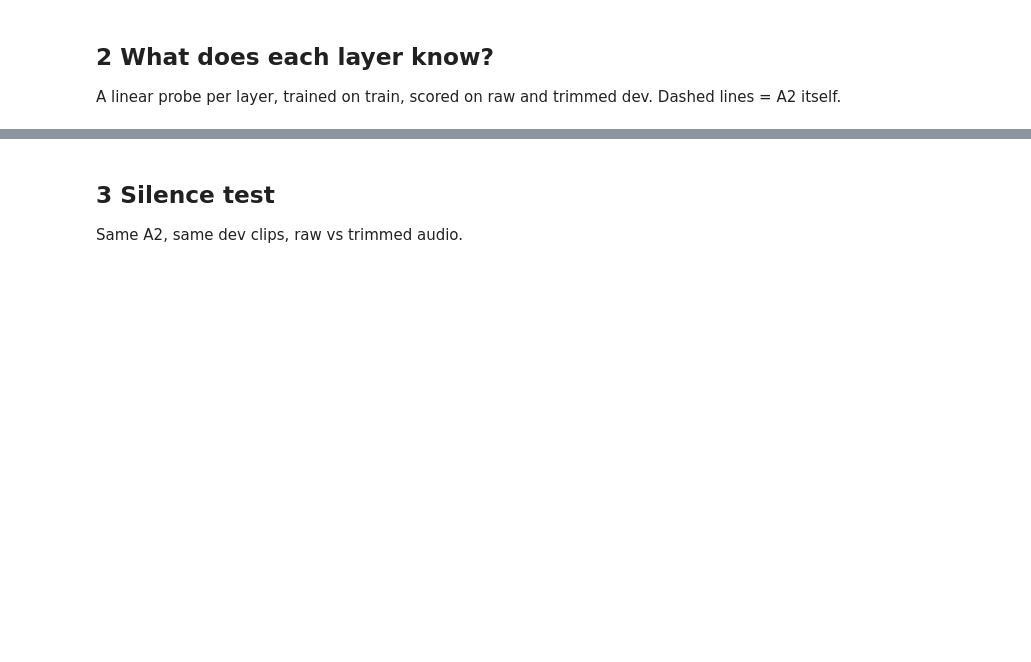
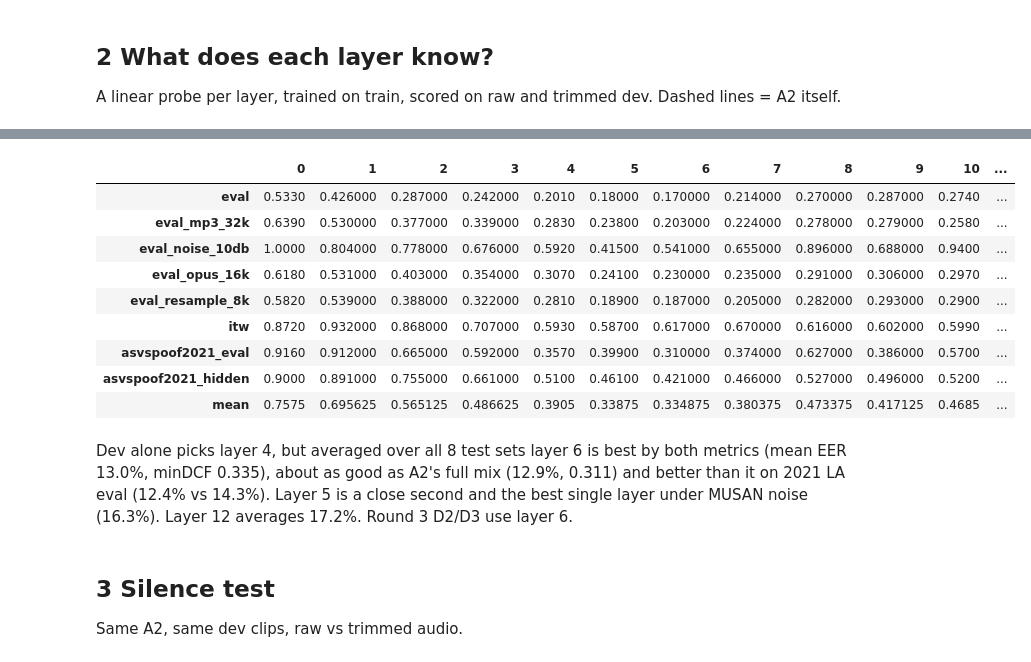
Before and after one commit to Qwenty228/GC2-EchoJEV, a Jupyter notebook: SystemCode/notebooks/04_a2_explained.ipynb, the cells around one changed output, grey strips where cells are left out. Cells and saved outputs as stored; diff of their text form; code cells hidden in the pictures; blank space fills up the shorter version.

```diff
--- a/SystemCode/notebooks/04_a2_explained.ipynb
+++ b/SystemCode/notebooks/04_a2_explained.ipynb
@@ -74,3 +183,18 @@ On raw audio every layer is under 4%, so every layer can find the silence. On tr
+# %%
+DCF
+# %% [output]
+|  | 0 | 1 | 2 | 3 | 4 | 5 | 6 | 7 | 8 | 9 | 10 | ... |
+| eval | 0.5330 | 0.426000 | 0.287000 | 0.242000 | 0.2010 | 0.18000 | 0.170000 | 0.214000 | 0.270000 | 0.287000 | 0.2740 | ... |
+| eval_mp3_32k | 0.6390 | 0.530000 | 0.377000 | 0.339000 | 0.2830 | 0.23800 | 0.203000 | 0.224000 | 0.278000 | 0.279000 | 0.2580 | ... |
+| eval_noise_10db | 1.0000 | 0.804000 | 0.778000 | 0.676000 | 0.5920 | 0.41500 | 0.541000 | 0.655000 | 0.896000 | 0.688000 | 0.9400 | ... |
+| eval_opus_16k | 0.6180 | 0.531000 | 0.403000 | 0.354000 | 0.3070 | 0.24100 | 0.230000 | 0.235000 | 0.291000 | 0.306000 | 0.2970 | ... |
+| eval_resample_8k | 0.5820 | 0.539000 | 0.388000 | 0.322000 | 0.2810 | 0.18900 | 0.187000 | 0.205000 | 0.282000 | 0.293000 | 0.2900 | ... |
+| itw | 0.8720 | 0.932000 | 0.868000 | 0.707000 | 0.5930 | 0.58700 | 0.617000 | 0.670000 | 0.616000 | 0.602000 | 0.5990 | ... |
+| asvspoof2021_eval | 0.9160 | 0.912000 | 0.665000 | 0.592000 | 0.3570 | 0.39900 | 0.310000 | 0.374000 | 0.627000 | 0.386000 | 0.5700 | ... |
+| asvspoof2021_hidden | 0.9000 | 0.891000 | 0.755000 | 0.661000 | 0.5100 | 0.46100 | 0.421000 | 0.466000 | 0.527000 | 0.496000 | 0.5200 | ... |
+| mean | 0.7575 | 0.695625 | 0.565125 | 0.486625 | 0.3905 | 0.33875 | 0.334875 | 0.380375 | 0.473375 | 0.417125 | 0.4685 | ... |
+# %% [markdown]
+Dev alone picks layer 4, but averaged over all 8 test sets layer 6 is best by both metrics (mean EER 13.0%, minDCF 0.335), about as good as A2's full mix (12.9%, 0.311) and better than it on 2021 LA eval (12.4% vs 14.3%). Layer 5 is a close second and the best single layer under MUSAN noise (16.3%). Layer 12 averages 17.2%. Round 3 D2/D3 use layer 6.
 # %% [markdown]
 ## 3 Silence test
 Same A2, same dev clips, raw vs trimmed audio.
```
Also changed, not shown: parts of 11 cells of this notebook, 1 other file.
